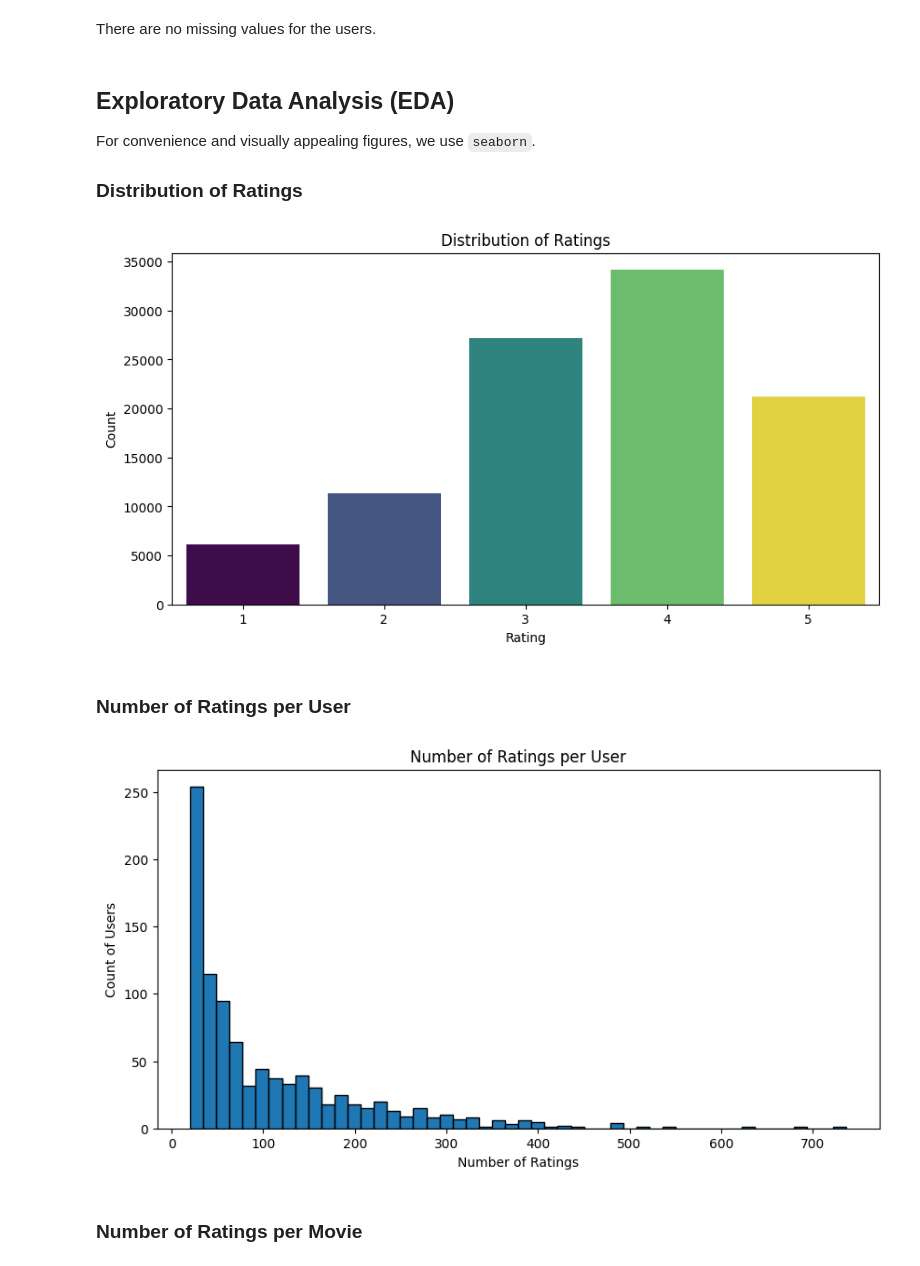
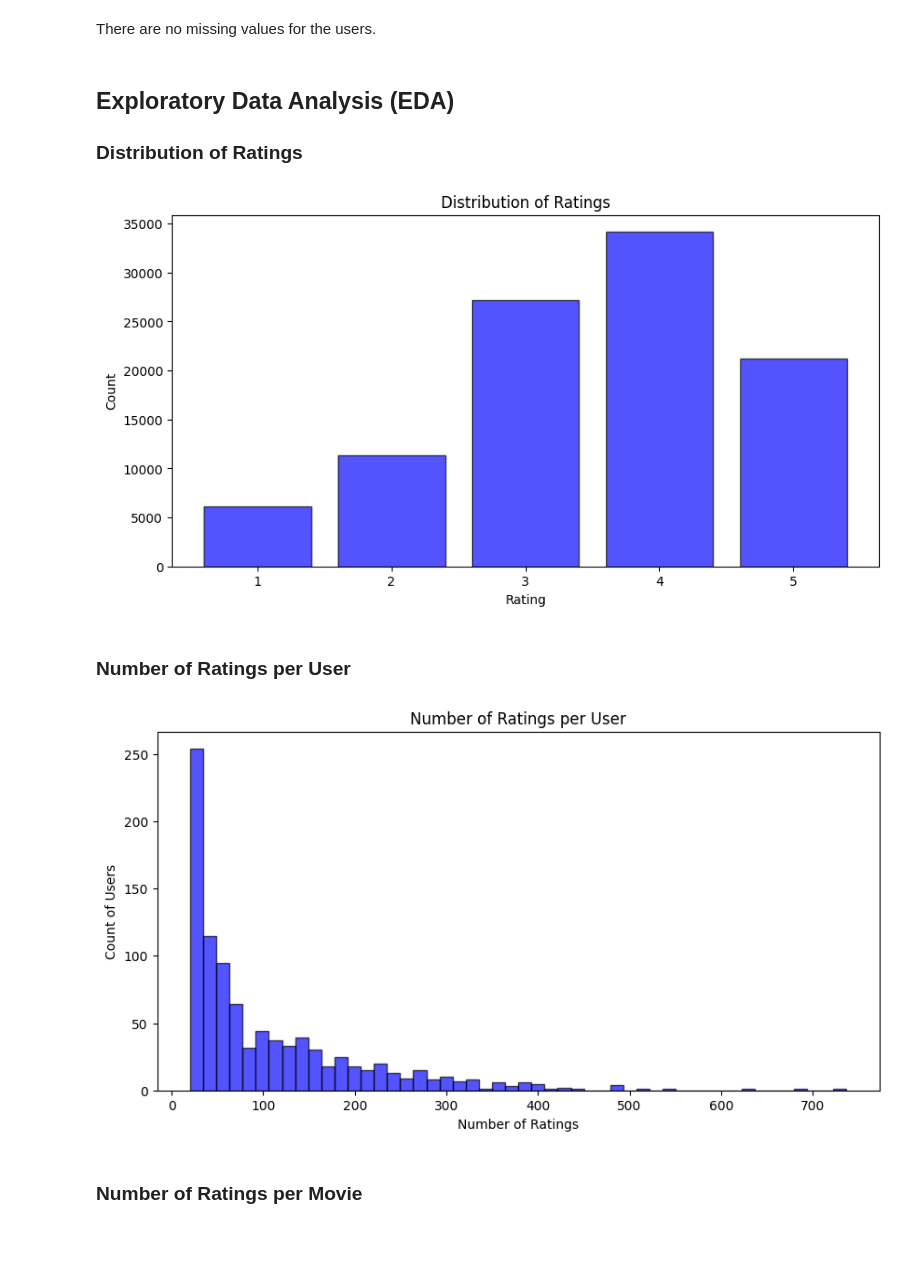
Before and after one commit to moOritzl/bachelorpraktikum-applied-machine-learning, a Jupyter notebook: Week_08/Recommender_Systems_Matrix_Factorization.ipynb, the cells around one changed output. Saved outputs shown, nothing was run; the diff lists cells and outputs as text; code cells hidden in the pictures; blank space fills up the shorter version.

```diff
--- a/Week_08/Recommender_Systems_Matrix_Factorization.ipynb
+++ b/Week_08/Recommender_Systems_Matrix_Factorization.ipynb
@@ -146,29 +146,28 @@ There are no missing values for the users.
 # %% [markdown]
 ## Exploratory Data Analysis (EDA)
 
-For convenience and visually appealing figures, we use `seaborn`.
-
 ### Distribution of Ratings
 # %%
 plt.figure(figsize=(10, 5))
-sns.countplot(data=ratings_df, x='rating', hue='rating', palette='viridis', legend=False)
+ratings_count = ratings_df['rating'].value_counts().sort_index()
+plt.bar(ratings_count.index, ratings_count.values, color='blue', alpha=0.67, edgecolor='black')
 plt.title('Distribution of Ratings')
 plt.xlabel('Rating')
 plt.ylabel('Count')
 plt.show()
 # %% [output]
-[figure, old version]
+[figure, new version]
 # %% [markdown]
 ### Number of Ratings per User
 # %%
 plt.figure(figsize=(10, 5))
-plt.hist(ratings_df['user_id'].value_counts(), bins=50, edgecolor='black')
+plt.hist(ratings_df['user_id'].value_counts(), bins=50, color='blue', alpha=0.67, edgecolor='black')
 plt.title('Number of Ratings per User')
 plt.xlabel('Number of Ratings')
 plt.ylabel('Count of Users')
 plt.show()
 # %% [output]
-[figure, old version]
+[figure, new version]
 # %% [markdown]
 ### Number of Ratings per Movie
 # %%
```
Also changed, not shown: parts of 10 cells of this notebook, 1 other file.
